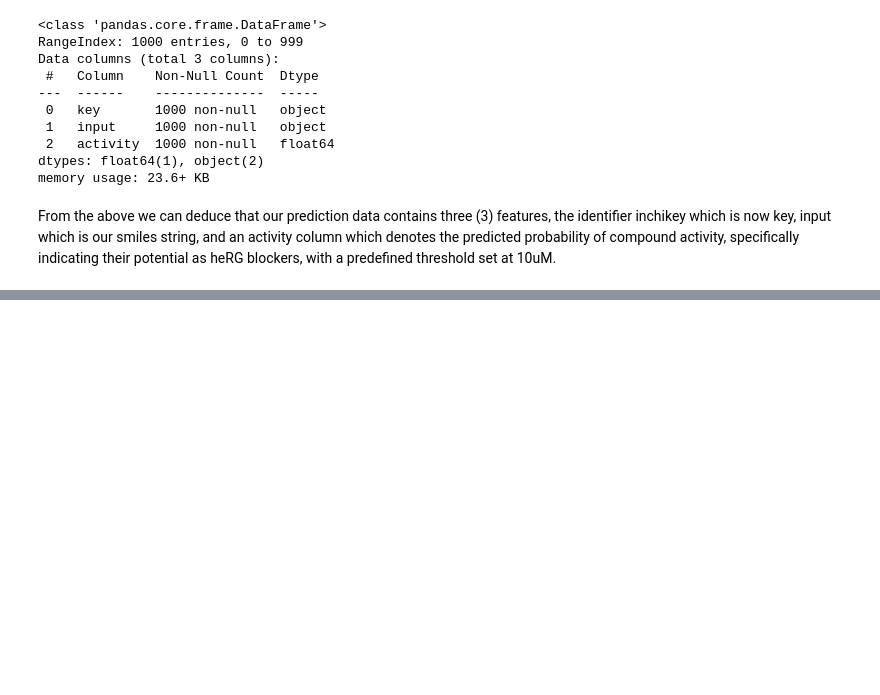
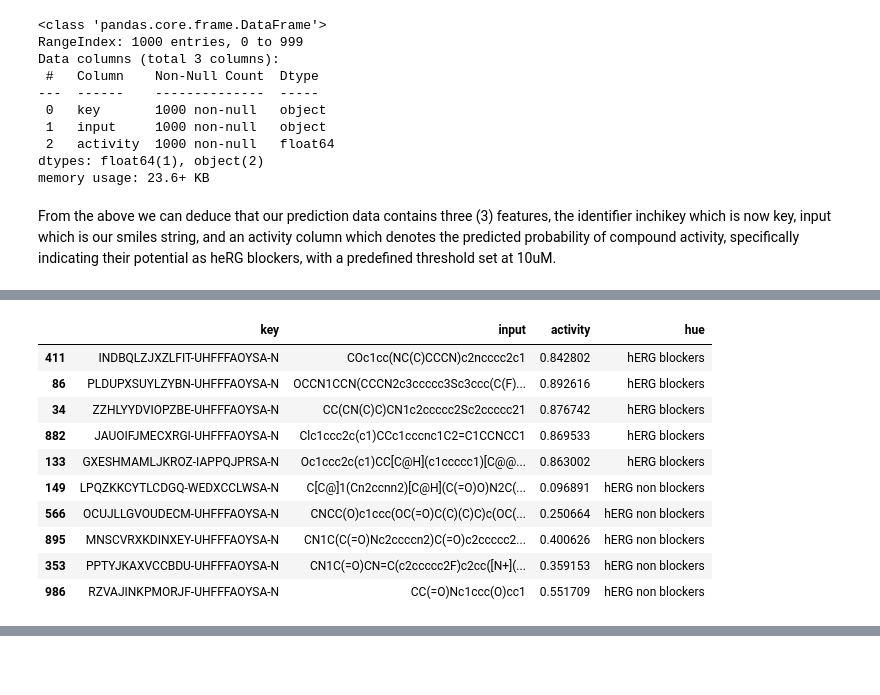
Before and after one commit to Malikbadmus/model-validation-eos30f3, a Jupyter notebook: notebooks/00_model_bias.ipynb, the cells around one changed output, grey strips where cells are left out. Saved outputs shown, nothing was run; the diff lists cells and outputs as text; code cells hidden in the pictures; blank space fills up the shorter version.

```diff
--- a/notebooks/00_model_bias.ipynb
+++ b/notebooks/00_model_bias.ipynb
@@ -199,0 +266,14 @@ From the above we can deduce that our prediction data contains three (3) feature
+# %%
+selected_samples.head(10)
+# %% [output]
+|  | key | input | activity | hue |
+| 411 | INDBQLZJXZLFIT-UHFFFAOYSA-N | COc1cc(NC(C)CCCN)c2ncccc2c1 | 0.842802 | hERG blockers |
+| 86 | PLDUPXSUYLZYBN-UHFFFAOYSA-N | OCCN1CCN(CCCN2c3ccccc3Sc3ccc(C(F)... | 0.892616 | hERG blockers |
+| 34 | ZZHLYYDVIOPZBE-UHFFFAOYSA-N | CC(CN(C)C)CN1c2ccccc2Sc2ccccc21 | 0.876742 | hERG blockers |
+| 882 | JAUOIFJMECXRGI-UHFFFAOYSA-N | Clc1ccc2c(c1)CCc1cccnc1C2=C1CCNCC1 | 0.869533 | hERG blockers |
+| 133 | GXESHMAMLJKROZ-IAPPQJPRSA-N | Oc1ccc2c(c1)CC[C@H](c1ccccc1)[C@@... | 0.863002 | hERG blockers |
+| 149 | LPQZKKCYTLCDGQ-WEDXCCLWSA-N | C[C@]1(Cn2ccnn2)[C@H](C(=O)O)N2C(... | 0.096891 | hERG non blockers |
+| 566 | OCUJLLGVOUDECM-UHFFFAOYSA-N | CNCC(O)c1ccc(OC(=O)C(C)(C)C)c(OC(... | 0.250664 | hERG non blockers |
+| 895 | MNSCVRXKDINXEY-UHFFFAOYSA-N | CN1C(C(=O)Nc2ccccn2)C(=O)c2ccccc2... | 0.400626 | hERG non blockers |
+| 353 | PPTYJKAXVCCBDU-UHFFFAOYSA-N | CN1C(=O)CN=C(c2ccccc2F)c2cc([N+](... | 0.359153 | hERG non blockers |
+| 986 | RZVAJINKPMORJF-UHFFFAOYSA-N | CC(=O)Nc1ccc(O)cc1 | 0.551709 | hERG non blockers |
```
Also changed, not shown: parts of 5 cells of this notebook.
